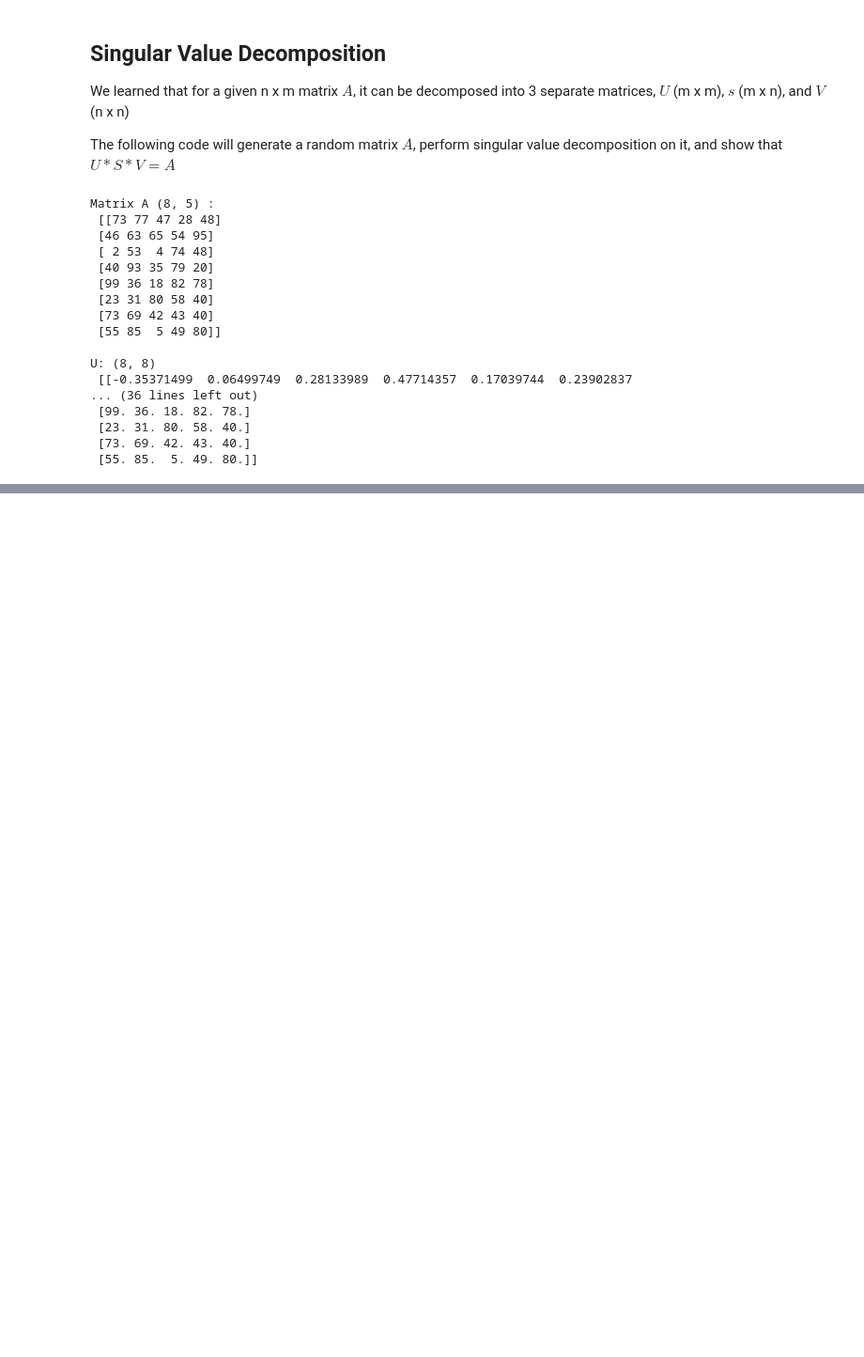
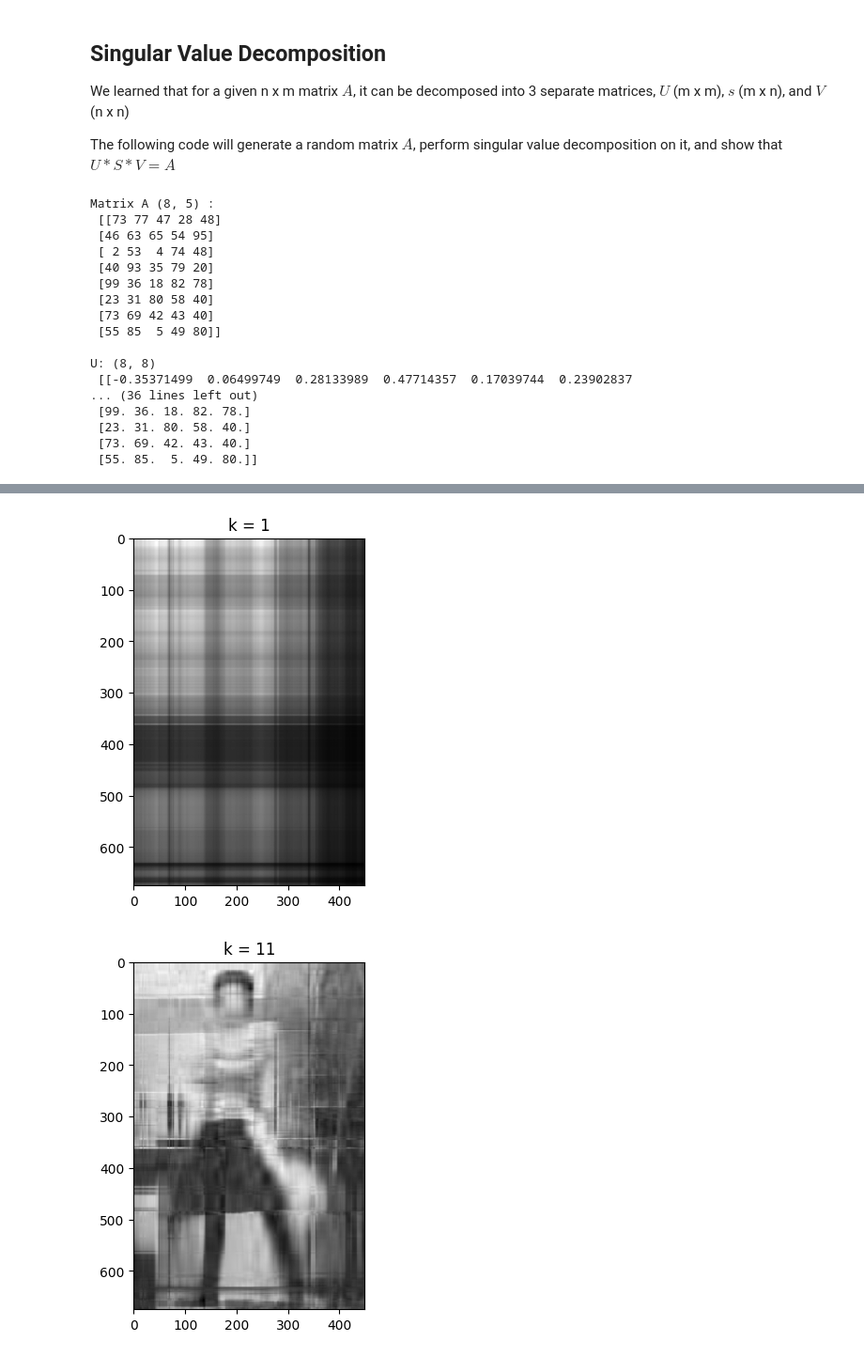
Before and after one commit to Ang-Li-code/MAT422, a Jupyter notebook: HW_1_4.ipynb, the cells around one changed output, grey strips where cells are left out. Shown at 94% size. Saved outputs shown, nothing was run; the diff lists cells and outputs as text; code cells hidden in the pictures; blank space fills up the shorter version.

```diff
--- a/HW_1_4.ipynb
+++ b/HW_1_4.ipynb
@@ -68,0 +138,14 @@ The
+# %%
+U, s, V = np.linalg.svd(imgmat)
+
+s = create_sigma(s, 675, 450)
+
+for i in range(1, 112, 10):
+  compressed_img = np.matrix(U[:, :i]) * s[:i,:i] * np.matrix(V[:i, :])
+  plt.imshow(compressed_img, cmap='gray')
+  title = "k = %s" % i
+  plt.title(title)
+  plt.show()
+# %% [output]
+[figure, added]
+[figure, added]
```
Also changed, not shown: parts of 4 cells of this notebook.
